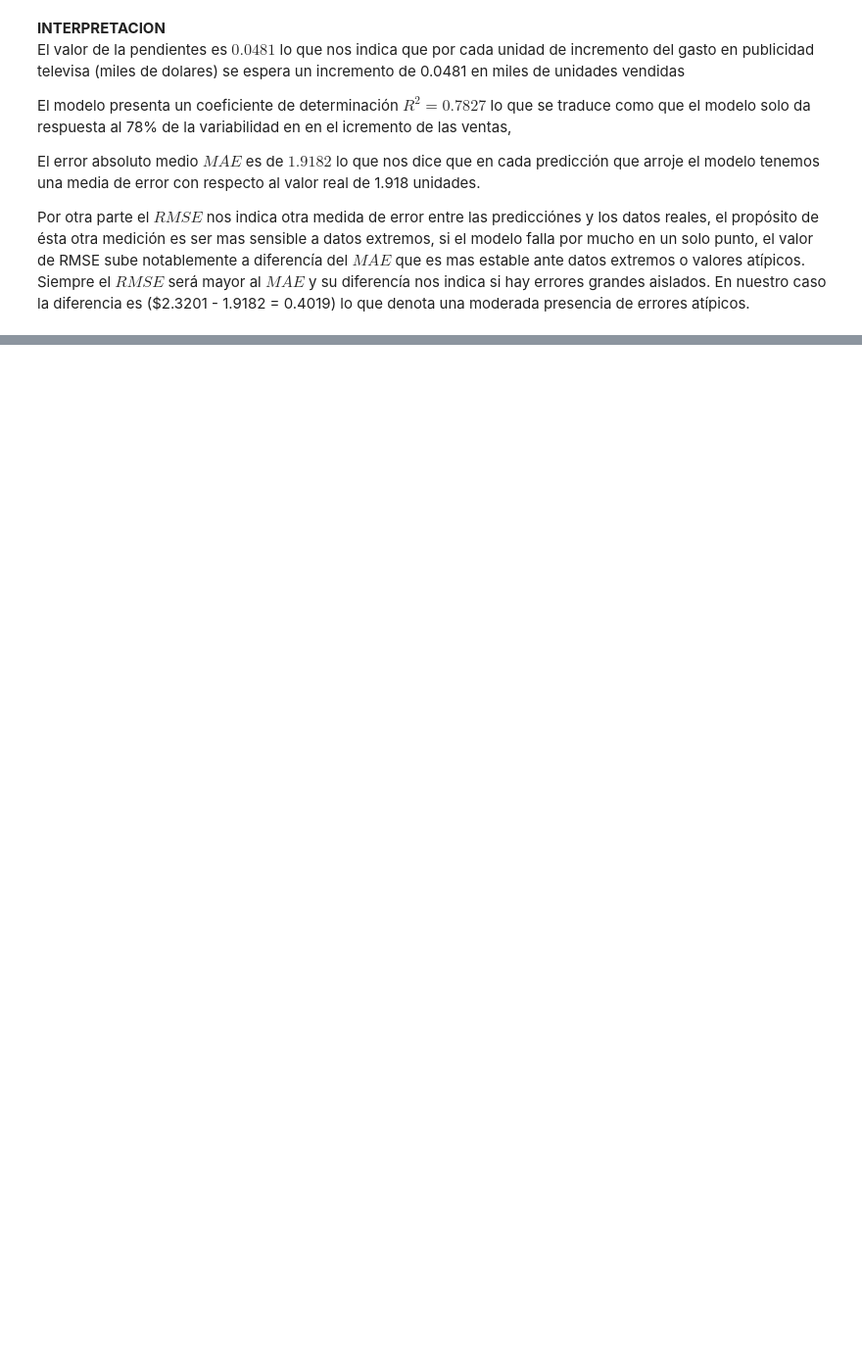
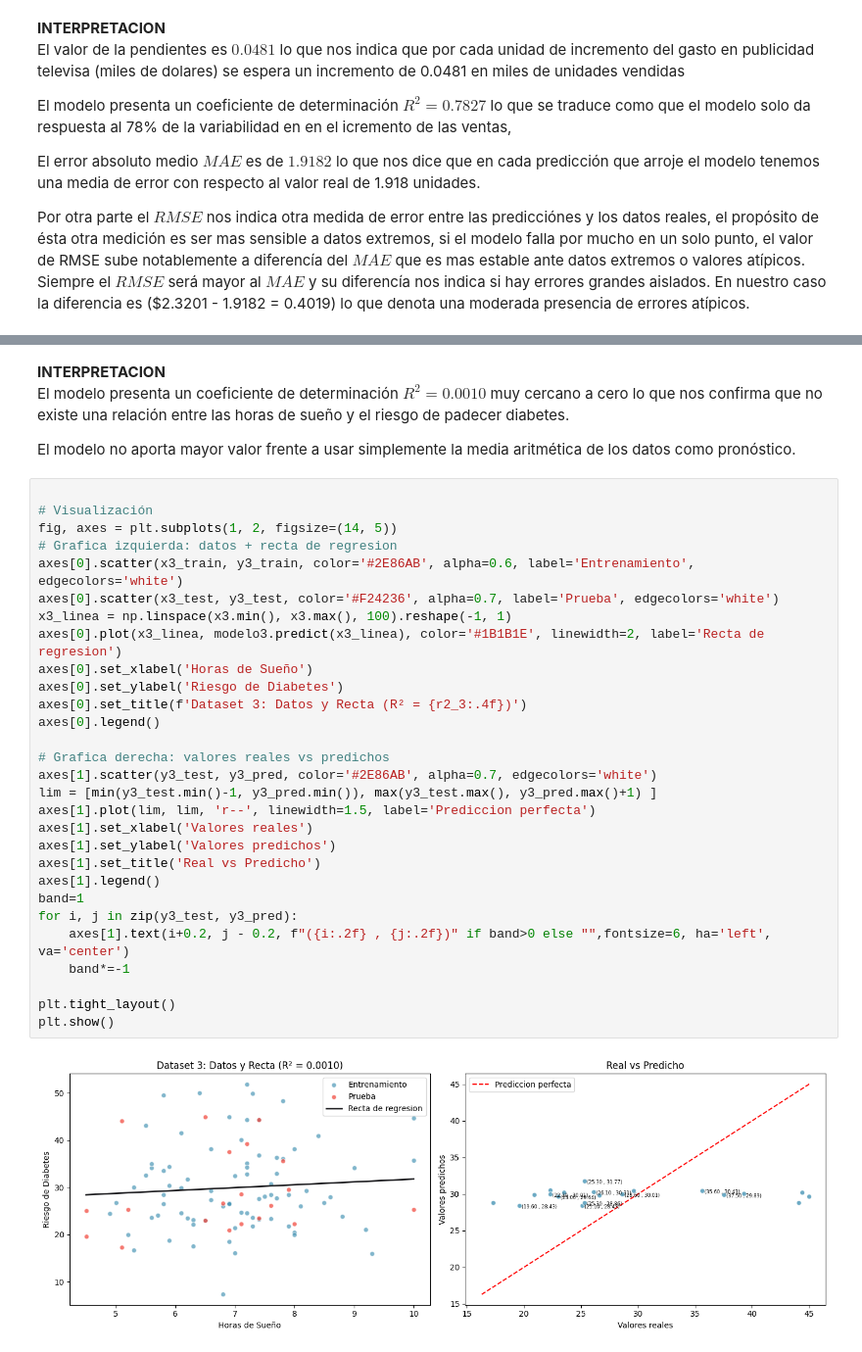
Before and after one commit to aguilarhsalvador/Regresion-lineal-simple-con-Python, a Jupyter notebook: JSAH_Unidad5_Reto_de_Aprendizaje.ipynb, the cells around one changed output, grey strips where cells are left out. Shown at 98% size. Drawn from its saved outputs; the diff is of its cells as text; blank space fills up the shorter version.

```diff
--- a/JSAH_Unidad5_Reto_de_Aprendizaje.ipynb
+++ b/JSAH_Unidad5_Reto_de_Aprendizaje.ipynb
@@ -789,0 +666,36 @@ ValueError: Per-column arrays must each be 1-dimensional
+# %% [markdown]
+**INTERPRETACION**<br>
+El modelo presenta un coeficiente de determinación $R^2=0.0010$ muy cercano a cero lo que nos confirma que no existe una relación entre las horas de sueño y el riesgo de padecer diabetes.<br>
+
+El modelo no aporta mayor valor frente a usar simplemente la media aritmética de los datos como pronóstico.
+# %%
+
+# Visualización
+fig, axes = plt.subplots(1, 2, figsize=(14, 5))
+# Grafica izquierda: datos + recta de regresion
+axes[0].scatter(x3_train, y3_train, color='#2E86AB', alpha=0.6, label='Entrenamiento', edgecolors='white')
+axes[0].scatter(x3_test, y3_test, color='#F24236', alpha=0.7, label='Prueba', edgecolors='white')
+x3_linea = np.linspace(x3.min(), x3.max(), 100).reshape(-1, 1)
+axes[0].plot(x3_linea, modelo3.predict(x3_linea), color='#1B1B1E', linewidth=2, label='Recta de regresion')
+axes[0].set_xlabel('Horas de Sueño')
+axes[0].set_ylabel('Riesgo de Diabetes')
+axes[0].set_title(f'Dataset 3: Datos y Recta (R² = {r2_3:.4f})')
+axes[0].legend()
+
+# Grafica derecha: valores reales vs predichos
+axes[1].scatter(y3_test, y3_pred, color='#2E86AB', alpha=0.7, edgecolors='white')
+lim = [min(y3_test.min()-1, y3_pred.min()), max(y3_test.max(), y3_pred.max()+1) ]
+axes[1].plot(lim, lim, 'r--', linewidth=1.5, label='Prediccion perfecta')
+axes[1].set_xlabel('Valores reales')
+axes[1].set_ylabel('Valores predichos')
+axes[1].set_title('Real vs Predicho')
+axes[1].legend()
+band=1
+for i, j in zip(y3_test, y3_pred):
+    axes[1].text(i+0.2, j - 0.2, f"({i:.2f} , {j:.2f})" if band>0 else "",fontsize=6, ha='left', va='center')
+    band*=-1
+
+plt.tight_layout()
+plt.show()
+# %% [output]
+[figure, added]
```
Also changed, not shown: parts of 31 cells of this notebook.
